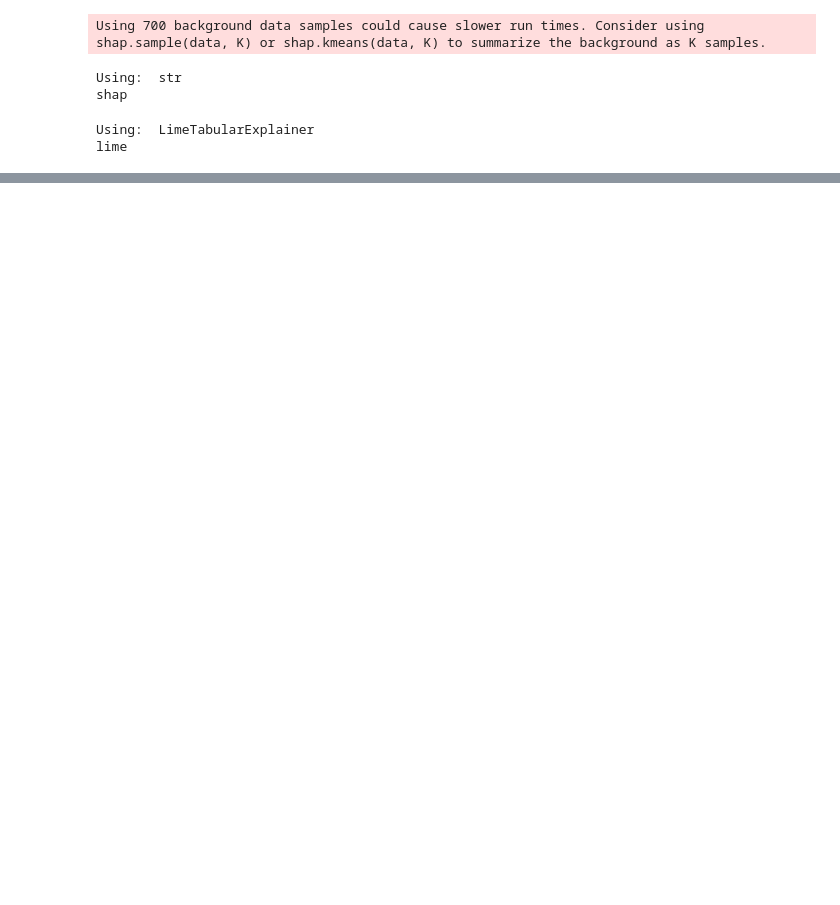
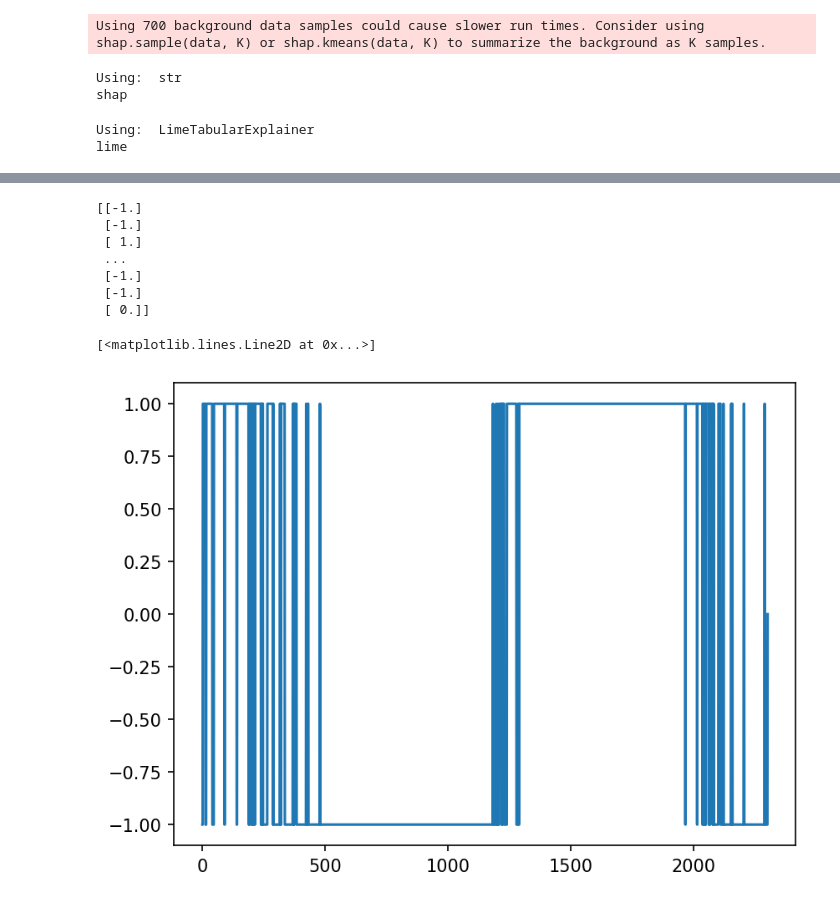
Before and after one commit to SvenNomm/xai_evaluation, a Jupyter notebook: xai_evaluation_sin_db.ipynb, the cells around one changed output, grey strips where cells are left out. Cells and saved outputs as stored; diff of their text form; code cells hidden in the pictures; blank space fills up the shorter version.

```diff
--- a/xai_evaluation_sin_db.ipynb
+++ b/xai_evaluation_sin_db.ipynb
@@ -273,0 +242,13 @@ KeyError: 1
+# %%
+print(faithfulness)
+plt.plot(faithfulness)
+# %% [output]
+[[-1.]
+ [-1.]
+ [ 1.]
+ ...
+ [-1.]
+ [-1.]
+ [ 0.]]
+[<matplotlib.lines.Line2D at 0x...>]
+[figure, added]
```
Also changed, not shown: parts of 5 cells of this notebook.
